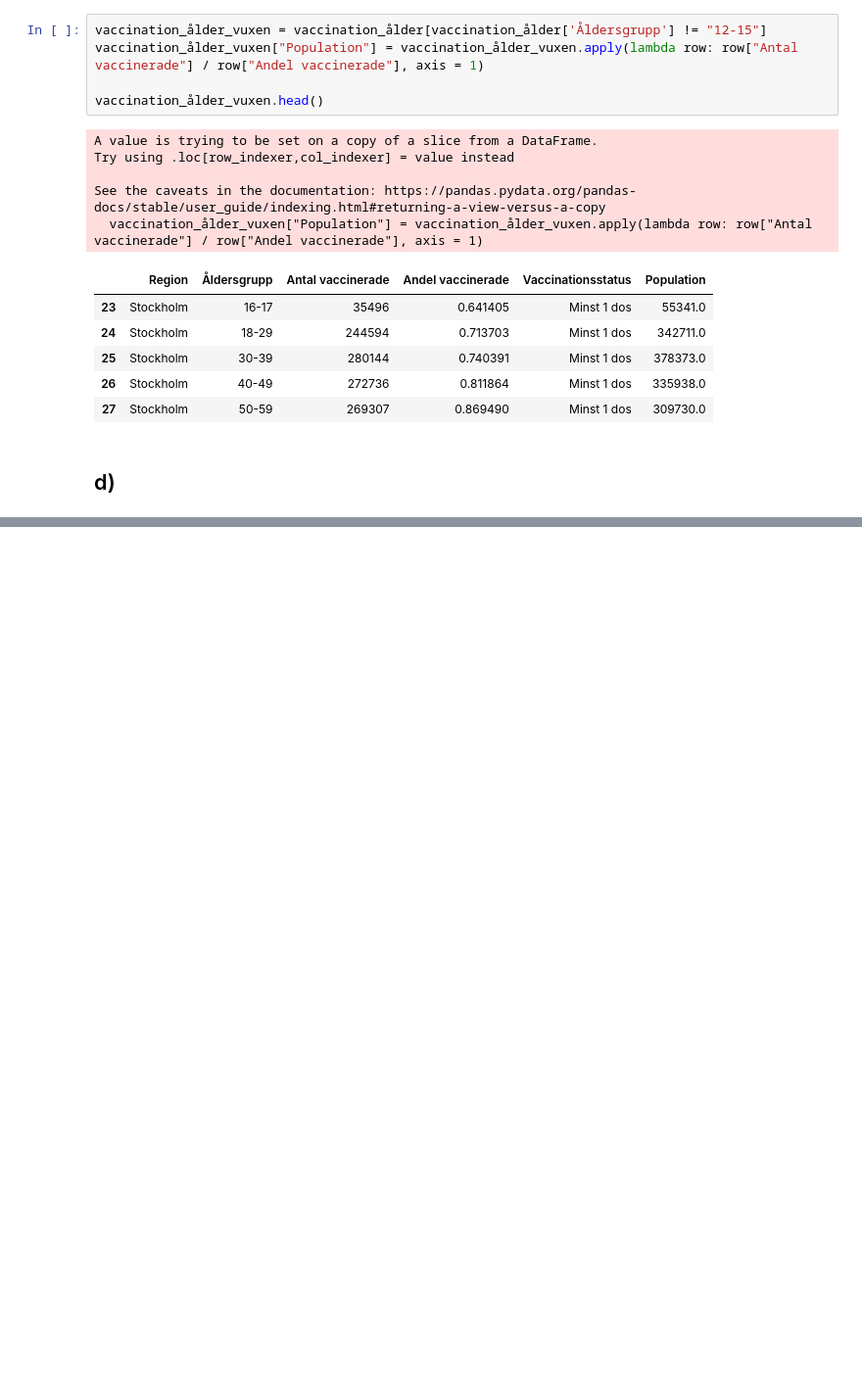
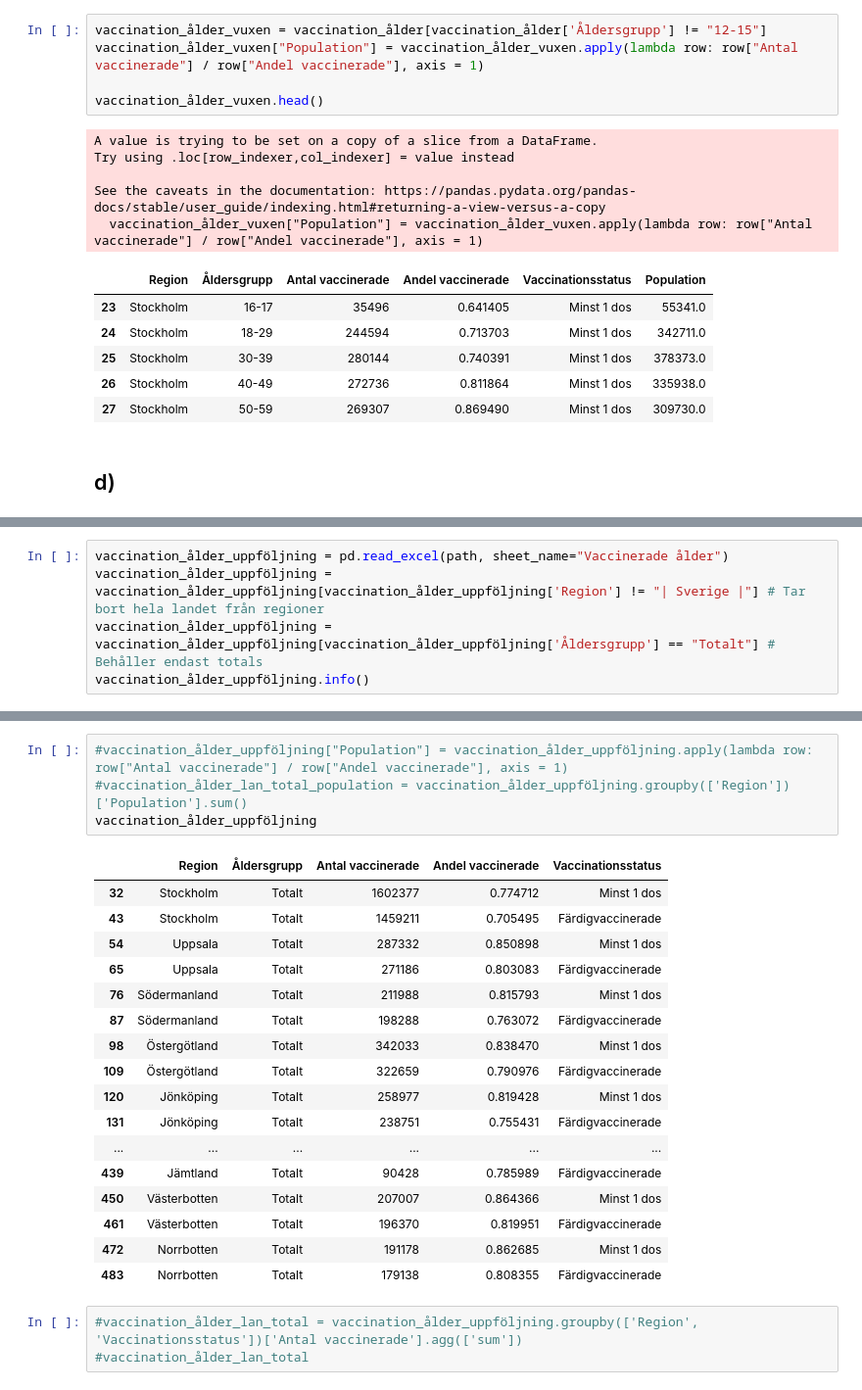
Before and after one commit to Lelelass/Databehandling-21, a Jupyter notebook: Labb_1/uppgift_2.ipynb, the cells around one changed output, grey strips where cells are left out. Shown: that part at 98% size. Saved outputs shown, nothing was run; the diff lists cells and outputs as text; blank space fills up the shorter version.

```diff
--- a/Labb_1/uppgift_2.ipynb
+++ b/Labb_1/uppgift_2.ipynb
@@ -100,0 +101,5 @@ Av dessa är 1837798.0 under 16, varav 1344078.0 är även under tolv. Det finns
+# %%
+vaccination_ålder_uppföljning = pd.read_excel(path, sheet_name="Vaccinerade ålder")
+vaccination_ålder_uppföljning = vaccination_ålder_uppföljning[vaccination_ålder_uppföljning['Region'] != "| Sverige |"] # Tar bort hela landet från regioner
+vaccination_ålder_uppföljning = vaccination_ålder_uppföljning[vaccination_ålder_uppföljning['Åldersgrupp'] == "Totalt"] # Behåller endast totals
+vaccination_ålder_uppföljning.info()
@@ -100,0 +119,25 @@ Av dessa är 1837798.0 under 16, varav 1344078.0 är även under tolv. Det finns
+# %%
+#vaccination_ålder_uppföljning["Population"] = vaccination_ålder_uppföljning.apply(lambda row: row["Antal vaccinerade"] / row["Andel vaccinerade"], axis = 1)
+#vaccination_ålder_lan_total_population = vaccination_ålder_uppföljning.groupby(['Region'])['Population'].sum()
+vaccination_ålder_uppföljning
+# %% [output]
+|  | Region | Åldersgrupp | Antal vaccinerade | Andel vaccinerade | Vaccinationsstatus |
+| 32 | Stockholm | Totalt | 1602377 | 0.774712 | Minst 1 dos |
+| 43 | Stockholm | Totalt | 1459211 | 0.705495 | Färdigvaccinerade |
+| 54 | Uppsala | Totalt | 287332 | 0.850898 | Minst 1 dos |
+| 65 | Uppsala | Totalt | 271186 | 0.803083 | Färdigvaccinerade |
+| 76 | Södermanland | Totalt | 211988 | 0.815793 | Minst 1 dos |
+| 87 | Södermanland | Totalt | 198288 | 0.763072 | Färdigvaccinerade |
+| 98 | Östergötland | Totalt | 342033 | 0.838470 | Minst 1 dos |
+| 109 | Östergötland | Totalt | 322659 | 0.790976 | Färdigvaccinerade |
+| 120 | Jönköping | Totalt | 258977 | 0.819428 | Minst 1 dos |
+| 131 | Jönköping | Totalt | 238751 | 0.755431 | Färdigvaccinerade |
+| ... | ... | ... | ... | ... | ... |
+| 439 | Jämtland | Totalt | 90428 | 0.785989 | Färdigvaccinerade |
+| 450 | Västerbotten | Totalt | 207007 | 0.864366 | Minst 1 dos |
+| 461 | Västerbotten | Totalt | 196370 | 0.819951 | Färdigvaccinerade |
+| 472 | Norrbotten | Totalt | 191178 | 0.862685 | Minst 1 dos |
+| 483 | Norrbotten | Totalt | 179138 | 0.808355 | Färdigvaccinerade |
+# %%
+#vaccination_ålder_lan_total = vaccination_ålder_uppföljning.groupby(['Region', 'Vaccinationsstatus'])['Antal vaccinerade'].agg(['sum'])
+#vaccination_ålder_lan_total
```
Also changed, not shown: parts of 7 cells of this notebook, 4 other files.
